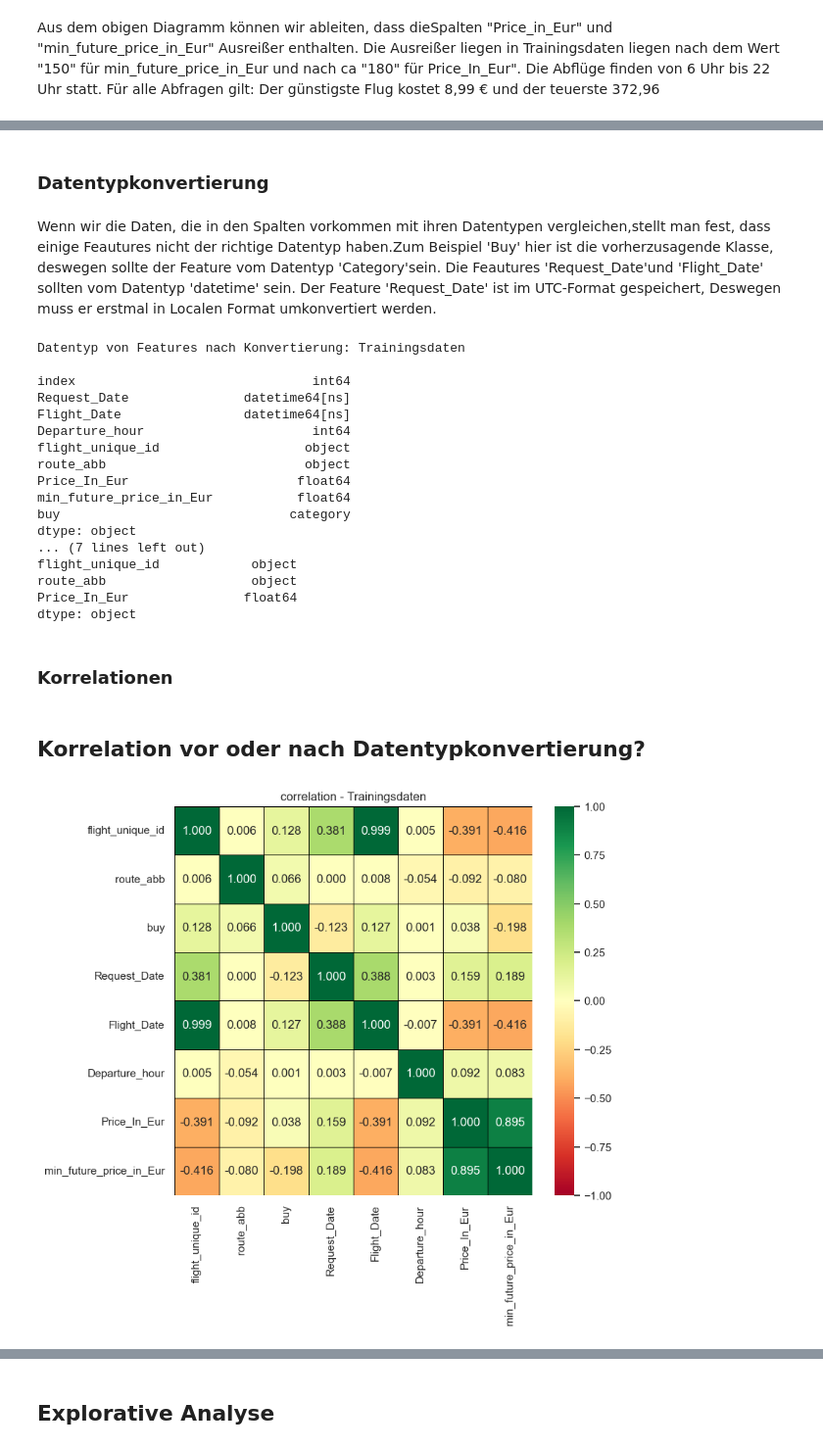
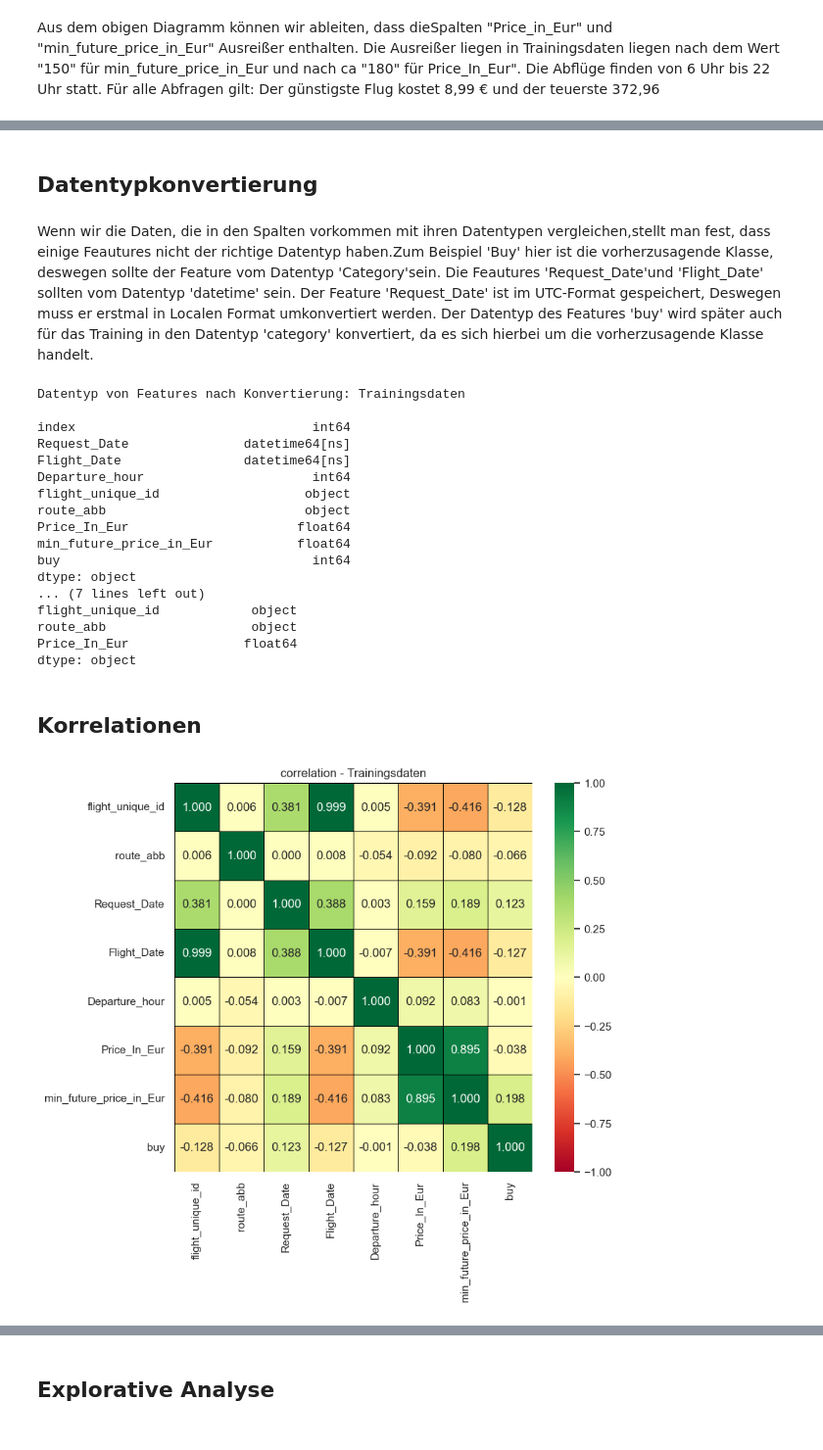
Before and after one commit to hahaha996/Data_Mining_Projekt, a Jupyter notebook: Projekt_DM.ipynb, the cells around one changed output, grey strips where cells are left out. Shown at 98% size. Cells and saved outputs as stored; diff of their text form; code cells hidden in the pictures.

```diff
--- a/Projekt_DM.ipynb
+++ b/Projekt_DM.ipynb
@@ -189,8 +198,9 @@ print("'min_future_price'",round(4300/flug_df.shape[0]*100,2),"Prozent")
 # %% [markdown]
-### Datentypkonvertierung
+## Datentypkonvertierung
 # %% [markdown]
 Wenn wir die Daten, die in den Spalten vorkommen mit ihren Datentypen vergleichen,stellt man fest, dass einige Feautures nicht der richtige Datentyp haben.Zum Beispiel 'Buy' hier ist die vorherzusagende Klasse, deswegen sollte der Feature vom Datentyp 'Category'sein.
 Die Feautures 'Request_Date'und 'Flight_Date' sollten vom Datentyp 'datetime' sein. Der Feature 'Request_Date' ist im UTC-Format gespeichert, Deswegen muss er erstmal in Localen Format umkonvertiert werden.
+Der Datentyp des Features 'buy' wird später auch für das Training in den Datentyp 'category' konvertiert, da es sich hierbei um die vorherzusagende Klasse handelt.
 # %%
 
 def local_time(row):
@@ -213,7 +223,7 @@ def local_time(row):
 
 # Konvertierung Trainingsdaten
 flug_df['Request_Date'] = flug_df.apply( local_time, axis=1)
-flug_df['buy']= flug_df['buy'].astype('category')
+#flug_df['buy']= flug_df['buy'].astype('category')
 flug_df['Flight_Date']= pd.to_datetime(flug_df['Flight_Date'])
 
 # Konvertierung Trainingsdaten
@@ -235,7 +245,7 @@ flight_unique_id                   object
 route_abb                          object
 Price_In_Eur                      float64
 min_future_price_in_Eur           float64
-buy                              category
+buy                                 int64
 dtype: object
 ... (7 lines left out)
 flight_unique_id            object
@@ -243,27 +253,25 @@ route_abb                   object
 Price_In_Eur               float64
 dtype: object
 # %% [markdown]
-### Korrelationen
+## Korrelationen
-# %% [markdown]
-## Korrelation vor oder nach Datentypkonvertierung?
 # %%
-colcat = ['flight_unique_id', 'route_abb',  'buy','Request_Date','Flight_Date']
-colnum = ['Departure_hour','Price_In_Eur','min_future_price_in_Eur']
+colcat = ['flight_unique_id', 'route_abb','Request_Date','Flight_Date']
+colnum = ['Departure_hour','Price_In_Eur','min_future_price_in_Eur','buy']
 
 #Erstellung numerischer Darstellungen von kategorialen Variablen in Trainingsdaten
 df = flug_df[colcat].apply(lambda x : pd.factorize(x)[0])
 df_concat = pd.concat([df,flug_df[colnum]], axis=1)
 
 # Berechnung der Korrelationsmatrix
 corrmat=df_concat.corr(method='pearson')
 
 # Visualisierung der Koorelationsmatrix
 plt.figure(figsize=(8,7))
 sns.heatmap(corrmat, annot=True,
             fmt='.3f',
             linecolor='black', linewidths=.5,
             cmap='RdYlGn', vmin=-1, vmax=+1)
 plt.title('correlation - Trainingsdaten')
 plt.show()
 # %% [output]
-[figure, old version]
+[figure, new version]
```
Also changed, not shown: parts of 41 cells of this notebook.
